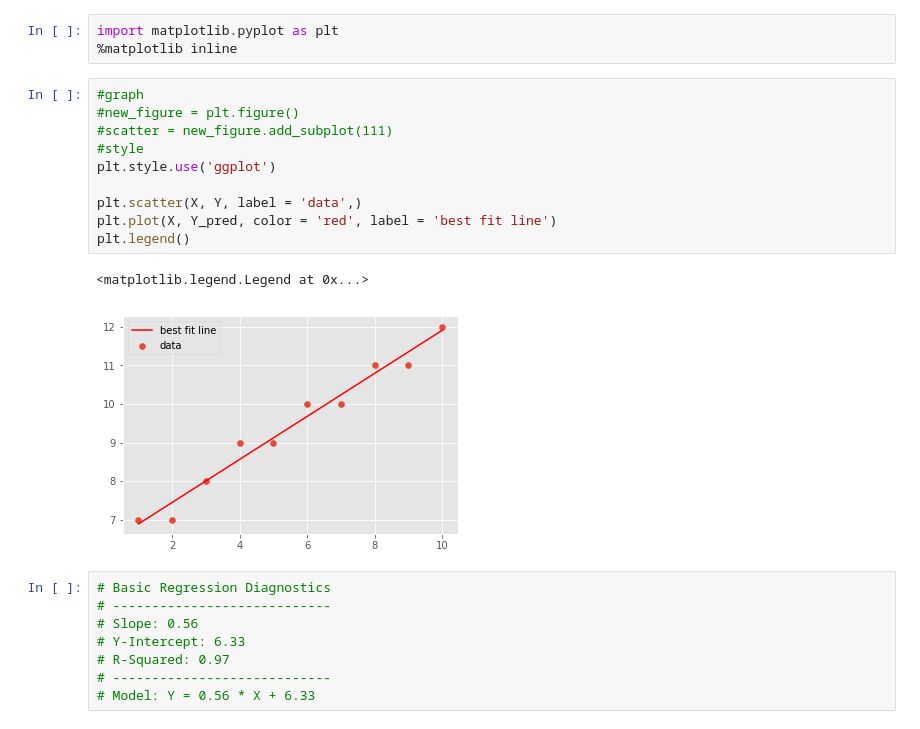
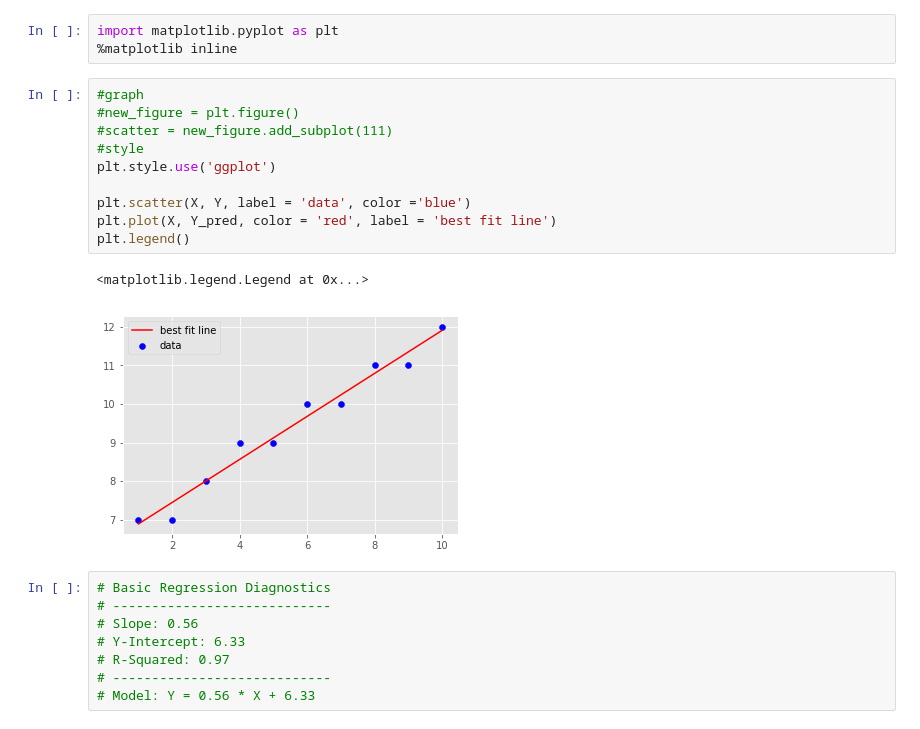
Before and after one commit to bl419cam/dsc-complete-regression-lab-seattle-ds-062419, a Jupyter notebook: index.ipynb, the cells around one changed output. Saved outputs shown, nothing was run; the diff lists cells and outputs as text.

```diff
--- a/index.ipynb
+++ b/index.ipynb
@@ -72,16 +72,16 @@ import matplotlib.pyplot as plt
 # %%
 #graph
 #new_figure = plt.figure()
 #scatter = new_figure.add_subplot(111)
 #style
 plt.style.use('ggplot')
 
-plt.scatter(X, Y, label = 'data',)
+plt.scatter(X, Y, label = 'data', color ='blue')
 plt.plot(X, Y_pred, color = 'red', label = 'best fit line')
 plt.legend()
 # %% [output]
 <matplotlib.legend.Legend at 0x...>
-[figure, old version]
+[figure, new version]
 # %%
 # Basic Regression Diagnostics
 # ----------------------------
```
